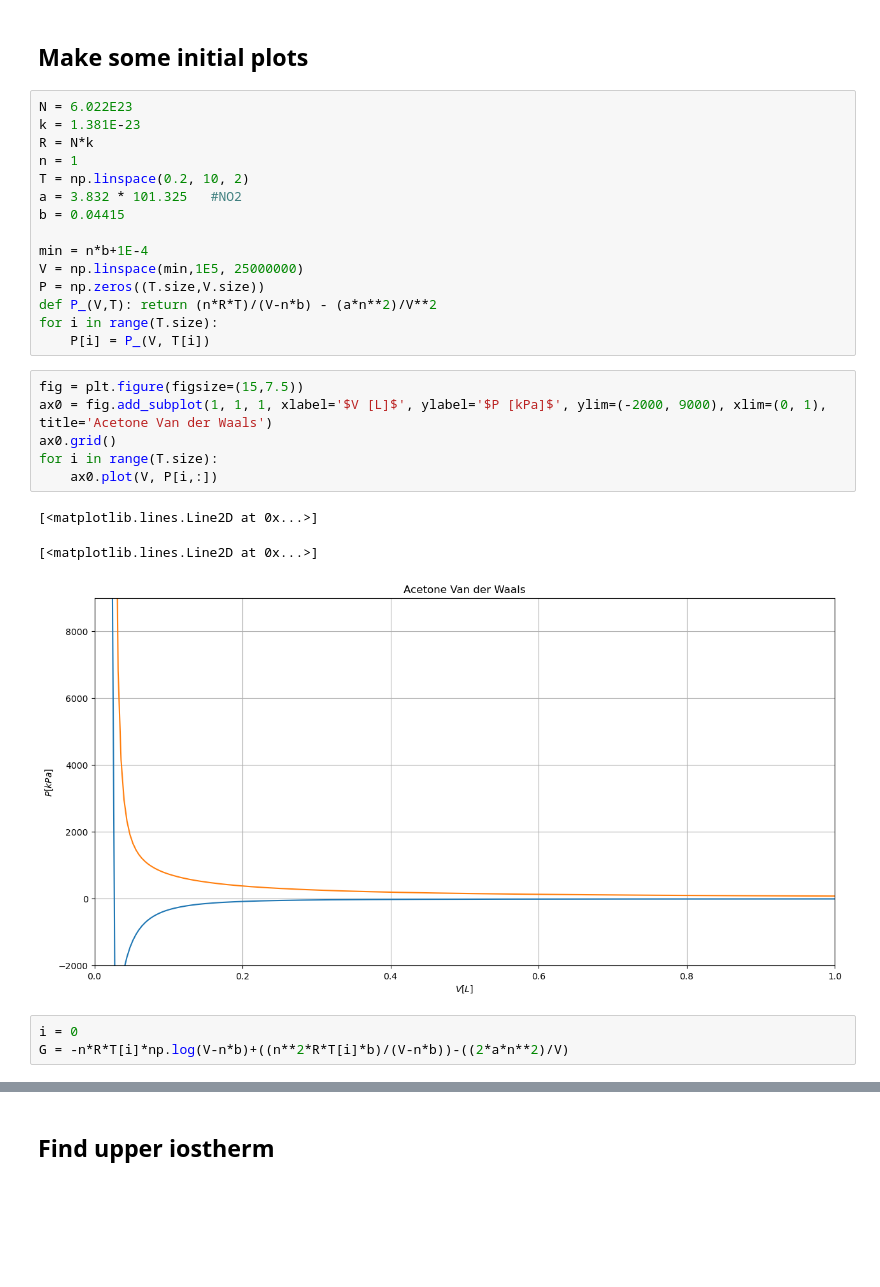
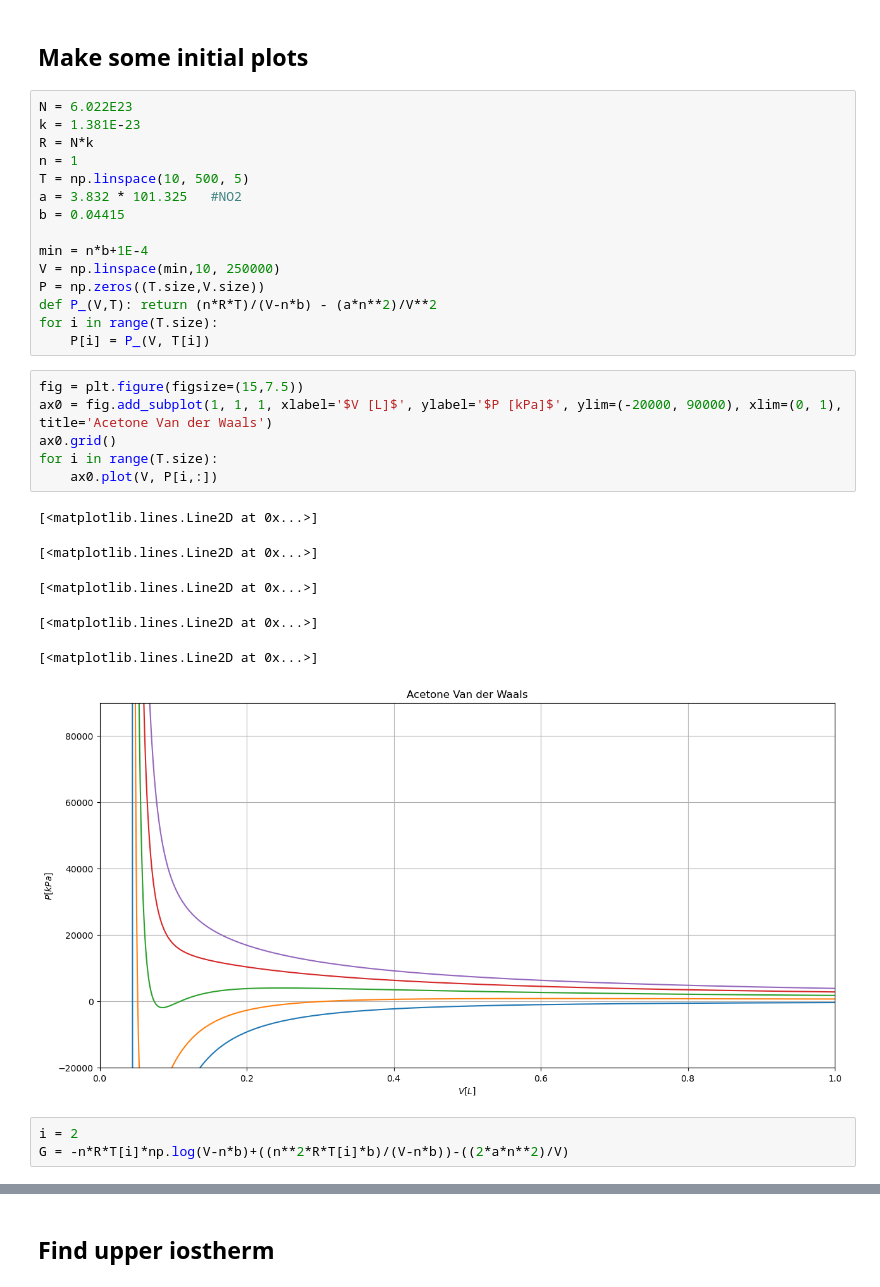
Before and after one commit to knownothingbozo/PHYS-3411, a Jupyter notebook: Van der Waals_integral_search(N02).ipynb, the cells around one changed output, grey strips where cells are left out. Saved outputs shown, nothing was run; the diff lists cells and outputs as text; blank space fills up the shorter version.

```diff
--- a/Van der Waals_integral_search(N02).ipynb
+++ b/Van der Waals_integral_search(N02).ipynb
@@ -17,28 +17,31 @@ N = 6.022E23
 k = 1.381E-23
 R = N*k
 n = 1
-T = np.linspace(0.2, 10, 2)
+T = np.linspace(10, 500, 5)
 a = 3.832 * 101.325   #NO2
 b = 0.04415
 
 min = n*b+1E-4
-V = np.linspace(min,1E5, 25000000)
+V = np.linspace(min,10, 250000)
 P = np.zeros((T.size,V.size))
 def P_(V,T): return (n*R*T)/(V-n*b) - (a*n**2)/V**2
 for i in range(T.size):
     P[i] = P_(V, T[i])
 # %%
 fig = plt.figure(figsize=(15,7.5))
-ax0 = fig.add_subplot(1, 1, 1, xlabel='$V [L]$', ylabel='$P [kPa]$', ylim=(-2000, 9000), xlim=(0, 1), title='Acetone Van der Waals')
+ax0 = fig.add_subplot(1, 1, 1, xlabel='$V [L]$', ylabel='$P [kPa]$', ylim=(-20000, 90000), xlim=(0, 1), title='Acetone Van der Waals')
 ax0.grid()
 for i in range(T.size):
     ax0.plot(V, P[i,:])
 # %% [output]
 [<matplotlib.lines.Line2D at 0x...>]
 [<matplotlib.lines.Line2D at 0x...>]
+[<matplotlib.lines.Line2D at 0x...>]
+[<matplotlib.lines.Line2D at 0x...>]
+[<matplotlib.lines.Line2D at 0x...>]
-[figure, old version]
+[figure, new version]
 # %%
-i = 0
+i = 2
 G = -n*R*T[i]*np.log(V-n*b)+((n**2*R*T[i]*b)/(V-n*b))-((2*a*n**2)/V)
 # %%
 fig = plt.figure(figsize=(15,7.5))
```
Also changed, not shown: parts of 12 cells of this notebook.
